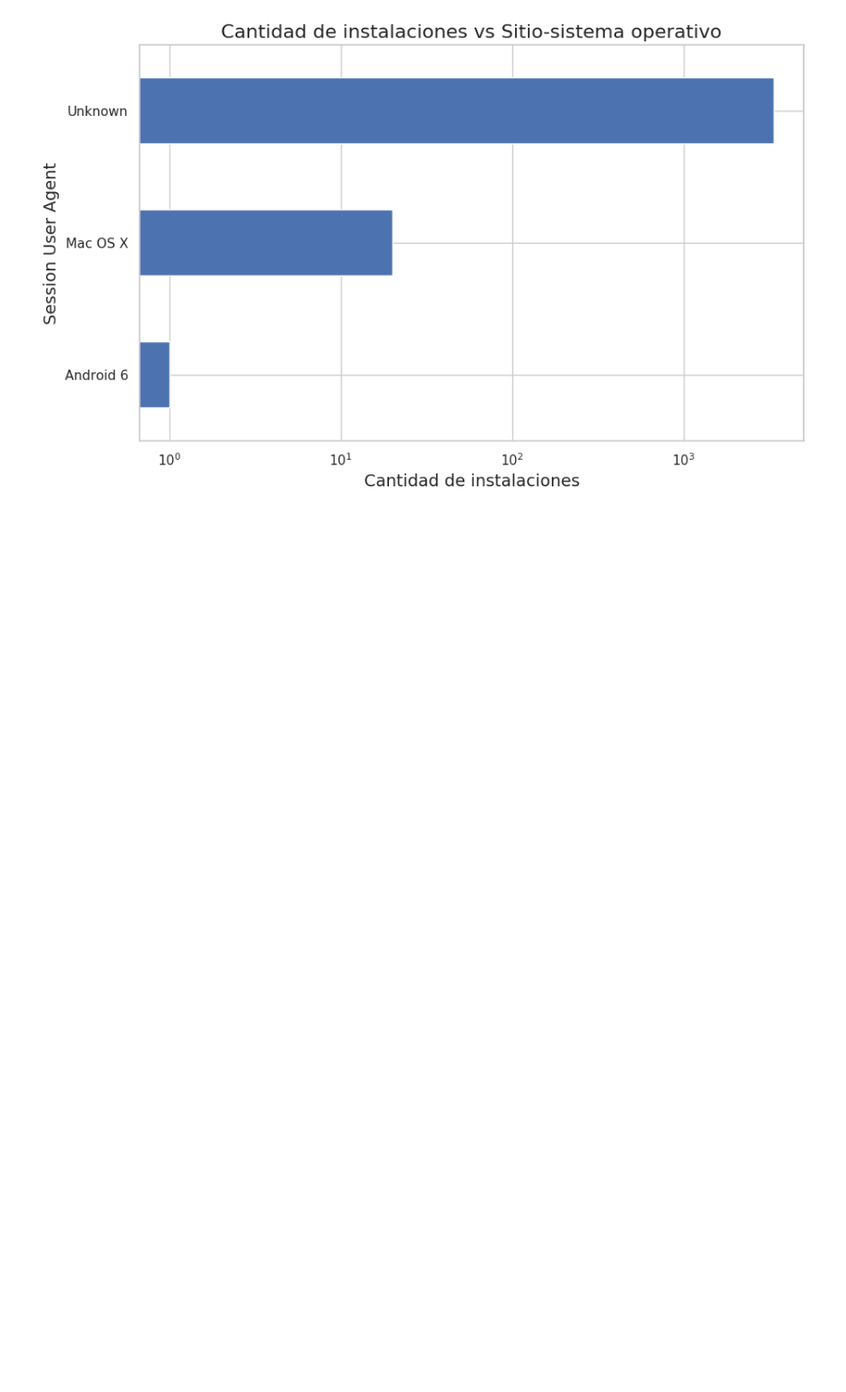
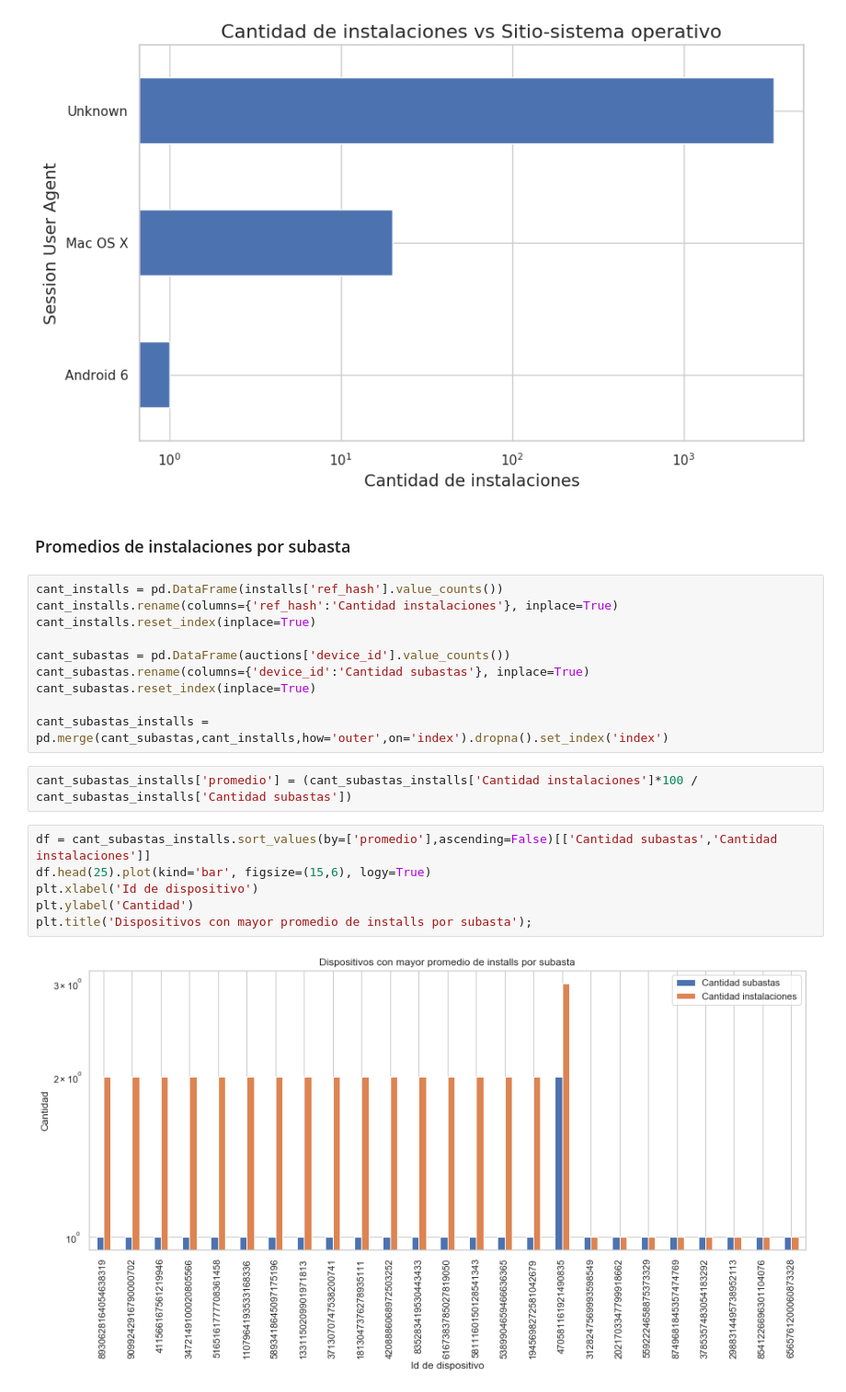
Before and after one commit to alepenaa94/Datos_2019, a Jupyter notebook: Notebook/TP1_Análisis Exploratorio.ipynb, the cells around one changed output. Shown at 92% size. Saved outputs shown, nothing was run; the diff lists cells and outputs as text; blank space fills up the shorter version.

Commit message:
Agregue visualizaciones de cant. de instalaciones y cant. de clicks por la cantidad de subastas en las que estuvo

```diff
--- a/Notebook/TP1_Análisis Exploratorio.ipynb
+++ b/Notebook/TP1_Análisis Exploratorio.ipynb
@@ -1008,3 +1008,25 @@ plt.ylabel('Session User Agent',fontsize=14)
 plt.title('Cantidad de instalaciones vs Sitio-sistema operativo',fontsize=16);
 # %% [output]
 [figure]
+# %% [markdown]
+### Promedios de instalaciones por subasta
+# %%
+cant_installs = pd.DataFrame(installs['ref_hash'].value_counts())
+cant_installs.rename(columns={'ref_hash':'Cantidad instalaciones'}, inplace=True)
+cant_installs.reset_index(inplace=True)
+
+cant_subastas = pd.DataFrame(auctions['device_id'].value_counts())
+cant_subastas.rename(columns={'device_id':'Cantidad subastas'}, inplace=True)
+cant_subastas.reset_index(inplace=True)
+
+cant_subastas_installs = pd.merge(cant_subastas,cant_installs,how='outer',on='index').dropna().set_index('index')
+# %%
+cant_subastas_installs['promedio'] = (cant_subastas_installs['Cantidad instalaciones']*100 / cant_subastas_installs['Cantidad subastas'])
+# %%
+df = cant_subastas_installs.sort_values(by=['promedio'],ascending=False)[['Cantidad subastas','Cantidad instalaciones']]
+df.head(25).plot(kind='bar', figsize=(15,6), logy=True)
+plt.xlabel('Id de dispositivo')
+plt.ylabel('Cantidad')
+plt.title('Dispositivos con mayor promedio de installs por subasta');
+# %% [output]
+[figure, added]
```
Also changed, not shown: parts of 6 cells of this notebook.
